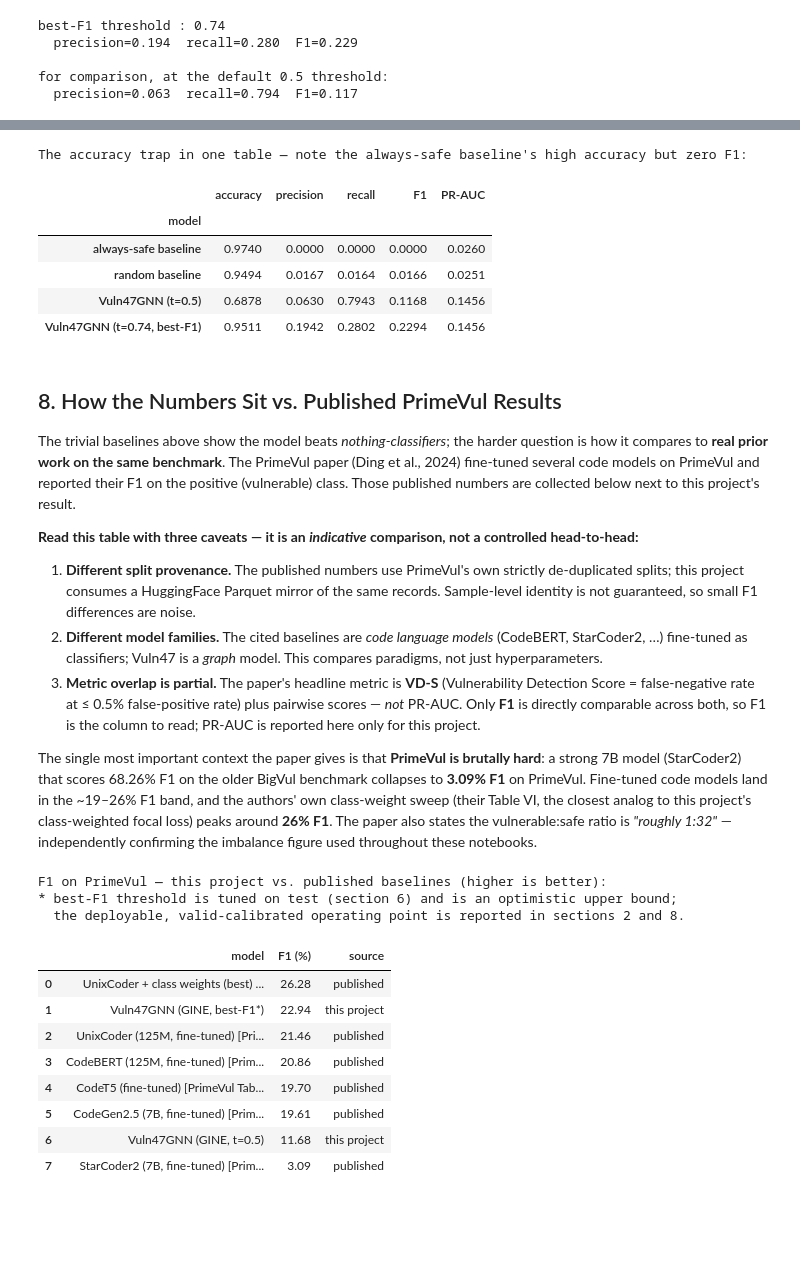
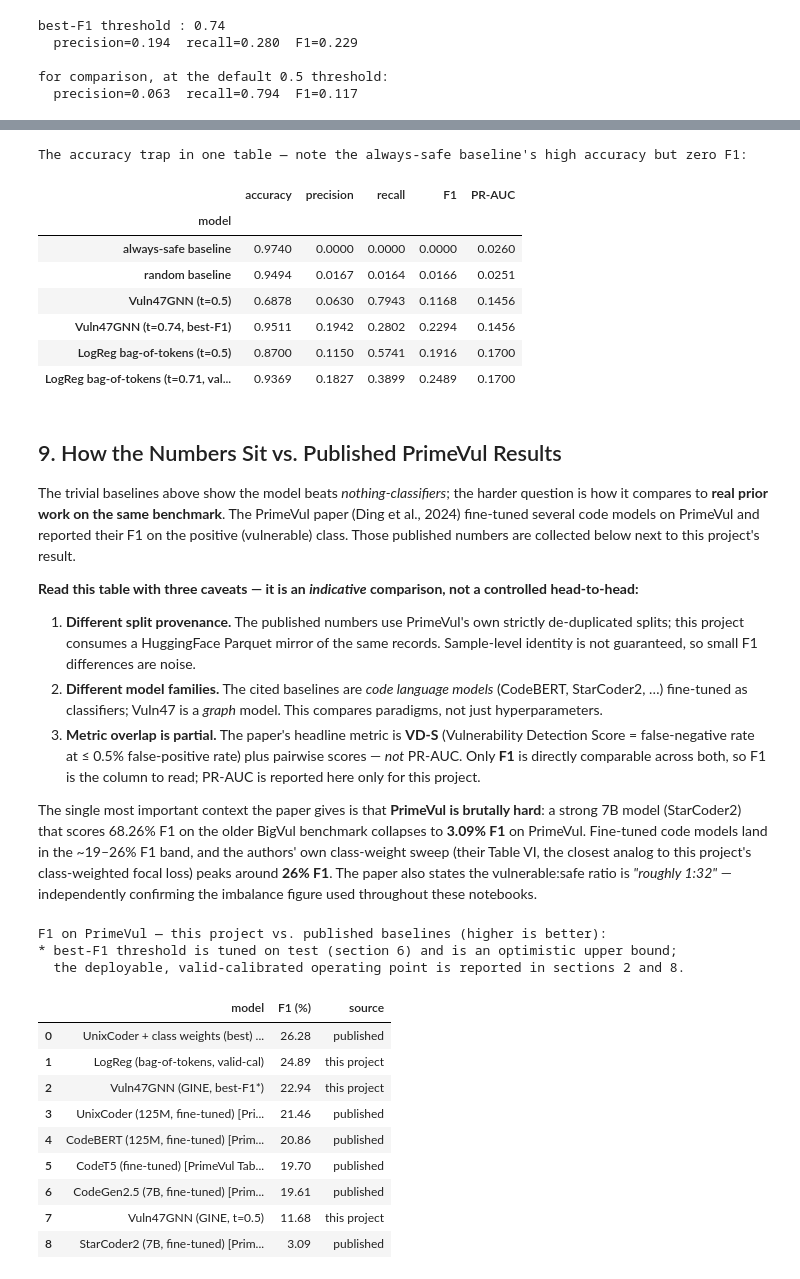
Before and after one commit to ba1chev/Vuln47, a Jupyter notebook: notebooks/04_model_testing.ipynb, the cells around one changed output, grey strips where cells are left out. Cells and saved outputs as stored; diff of their text form; code cells hidden in the pictures; blank space fills up the shorter version.

Commit message:
Compared the GNN against the bag-of-tokens baseline in the testing notebook

```diff
--- a/notebooks/04_model_testing.ipynb
+++ b/notebooks/04_model_testing.ipynb
@@ -273,0 +282,39 @@ for comparison, at the default 0.5 threshold:
+# %%
+from source.training.baseline_training.baseline_dataset import BaselineDataset
+from source.training.baseline_training.token_featurizer import TokenFeaturizer
+from source.training.baseline_training.vuln47_lr import Vuln47LR
+from source.training.baseline_training.baseline_evaluation.baseline_metrics_evaluator import (
+    BaselineMetricsEvaluator,
+)
+import source.training.baseline_training.baseline_config as lr_cfg
+
+# same records the GNN reads, streamed through the shared DataLoader
+ds = BaselineDataset()
+Xtr_txt, ytr = ds.load(lr_cfg.TRAIN_PATH)
+Xva_txt, yva = ds.load(lr_cfg.VALID_PATH)
+Xte_txt, yte = ds.load(lr_cfg.TEST_PATH)
+
+# structure-blind features: a hashed, TF-IDF-weighted bag of C tokens
+feat = TokenFeaturizer()
+Xtr = feat.fit_transform(Xtr_txt)
+Xva = feat.transform(Xva_txt)
+Xte = feat.transform(Xte_txt)
+
+# class-weighted logistic regression (trains in well under a minute)
+lr = Vuln47LR()
+lr.train((Xtr, ytr))
+
+lr_eval = BaselineMetricsEvaluator(lr)
+lr_thresh = lr_eval.best_threshold((Xva, yva))   # honest: calibrated on VALID only
+lr_score_test = lr.predict_scores(Xte)           # P(vulnerable) on test, like the GNN's softmax score
+
+lr_metrics_05 = lr_eval.evaluate((Xte, yte), threshold=0.5)
+lr_metrics_cal = lr_eval.evaluate((Xte, yte), threshold=lr_thresh)
+
+print(f"LogReg bag-of-tokens — {Xtr.shape[1]:,} hashed features, valid-calibrated threshold = {lr_thresh:.3f}\n")
+print("Test-split metrics (threshold = 0.5):")
+for k, v in lr_metrics_05.items():
+    print(f"  {k:10s}: {v:.4f}")
+print("\nTest-split metrics (valid-calibrated threshold):")
+for k, v in lr_metrics_cal.items():
+    print(f"  {k:10s}: {v:.4f}")
@@ -286,13 +350,17 @@ The comparison is framed the way ReVeal (2021) and PrimeVul (2024) argue evaluat
 import pandas as pd
 from sklearn.metrics import accuracy_score, precision_recall_fscore_support
 
+def row_for(y, name, pred, score):
+    acc = accuracy_score(y, pred)
+    p, r, f1, _ = precision_recall_fscore_support(
+        y, pred, average="binary", zero_division=0
+    )
+    ap = average_precision_score(y, score)
+    return {"model": name, "accuracy": acc, "precision": p, "recall": r, "F1": f1, "PR-AUC": ap}
+
 def row(name, pred, score):
-    acc = accuracy_score(y_true, pred)
-    p, r, f1, _ = precision_recall_fscore_support(
-        y_true, pred, average="binary", zero_division=0
-    )
-    ap = average_precision_score(y_true, score)
-    return {"model": name, "accuracy": acc, "precision": p, "recall": r, "F1": f1, "PR-AUC": ap}
+    # the GNN rows are scored on the graph-eval labels (y_true)
+    return row_for(y_true, name, pred, score)
 
 rng = np.random.default_rng(0)
 always_safe_pred = np.zeros_like(y_true)
@@ -304,6 +372,8 @@ comparison = pd.DataFrame([
     row("random baseline", random_pred, random_score),
     row("Vuln47GNN (t=0.5)", (y_score >= 0.5).astype(int), y_score),
     row(f"Vuln47GNN (t={best_t:.2f}, best-F1)", (y_score >= best_t).astype(int), y_score),
+    row_for(yte, "LogReg bag-of-tokens (t=0.5)", (lr_score_test >= 0.5).astype(int), lr_score_test),
+    row_for(yte, f"LogReg bag-of-tokens (t={lr_thresh:.2f}, valid-cal)", (lr_score_test >= lr_thresh).astype(int), lr_score_test),
 ]).set_index("model").round(4)
 
 print("The accuracy trap in one table — note the always-safe baseline's high accuracy but zero F1:\n")
@@ -316,8 +386,10 @@ The accuracy trap in one table — note the always-safe baseline's high accuracy
 | random baseline | 0.9494 | 0.0167 | 0.0164 | 0.0166 | 0.0251 |
 | Vuln47GNN (t=0.5) | 0.6878 | 0.0630 | 0.7943 | 0.1168 | 0.1456 |
 | Vuln47GNN (t=0.74, best-F1) | 0.9511 | 0.1942 | 0.2802 | 0.2294 | 0.1456 |
+| LogReg bag-of-tokens (t=0.5) | 0.8700 | 0.1150 | 0.5741 | 0.1916 | 0.1700 |
+| LogReg bag-of-tokens (t=0.71, val... | 0.9369 | 0.1827 | 0.3899 | 0.2489 | 0.1700 |
 # %% [markdown]
-## 8. How the Numbers Sit vs. Published PrimeVul Results
+## 9. How the Numbers Sit vs. Published PrimeVul Results
 
 The trivial baselines above show the model beats *nothing-classifiers*; the harder question is how it compares to **real prior work on the same benchmark**. The PrimeVul paper (Ding et al., 2024) fine-tuned several code models on PrimeVul and reported their F1 on the positive (vulnerable) class. Those published numbers are collected below next to this project's result.
 
@@ -335,38 +407,40 @@ The single most important context the paper gives is that **PrimeVul is brutally
 # Only F1 is directly comparable to our setup; the paper's headline metric is VD-S, not PR-AUC.
 published = [
     ("StarCoder2 (7B, fine-tuned)  [PrimeVul Tab. V]", 3.09),
     ("CodeGen2.5 (7B, fine-tuned)  [PrimeVul Tab. V]", 19.61),
     ("CodeT5 (fine-tuned)          [PrimeVul Tab. V]", 19.70),
     ("CodeBERT (125M, fine-tuned)  [PrimeVul Tab. V]", 20.86),
     ("UnixCoder (125M, fine-tuned) [PrimeVul Tab. V]", 21.46),
     ("UnixCoder + class weights (best) [PrimeVul Tab. VI]", 26.28)
 ]
 
 # our own result, taken from the numbers already computed above (F1 in %)
 ours_default = 100 * test_metrics["f1"]        # at the naive t=0.5
 ours_bestf1 = 100 * f1_t[best_i]               # at the best-F1 threshold from section 6
 
 rows = [{"model": name, "F1 (%)": f1, "source": "published"} for name, f1 in published]
 rows.append({"model": "Vuln47GNN (GINE, t=0.5)", "F1 (%)": round(ours_default, 2), "source": "this project"})
 rows.append({"model": "Vuln47GNN (GINE, best-F1*)", "F1 (%)": round(ours_bestf1, 2), "source": "this project"})
+rows.append({"model": "LogReg (bag-of-tokens, valid-cal)", "F1 (%)": round(100 * lr_metrics_cal["f1"], 2), "source": "this project"})
 
 prior_work = pd.DataFrame(rows).sort_values("F1 (%)", ascending=False).reset_index(drop=True)
 
 print("F1 on PrimeVul — this project vs. published baselines (higher is better):")
 print("* best-F1 threshold is tuned on test (section 6) and is an optimistic upper bound;")
 print("  the deployable, valid-calibrated operating point is reported in sections 2 and 8.\n")
 prior_work
 # %% [output]
 F1 on PrimeVul — this project vs. published baselines (higher is better):
 * best-F1 threshold is tuned on test (section 6) and is an optimistic upper bound;
   the deployable, valid-calibrated operating point is reported in sections 2 and 8.
 |  | model | F1 (%) | source |
 | 0 | UnixCoder + class weights (best) ... | 26.28 | published |
-| 1 | Vuln47GNN (GINE, best-F1*) | 22.94 | this project |
-| 2 | UnixCoder (125M, fine-tuned) [Pri... | 21.46 | published |
-| 3 | CodeBERT (125M, fine-tuned) [Prim... | 20.86 | published |
-| 4 | CodeT5 (fine-tuned) [PrimeVul Tab... | 19.70 | published |
-| 5 | CodeGen2.5 (7B, fine-tuned) [Prim... | 19.61 | published |
-| 6 | Vuln47GNN (GINE, t=0.5) | 11.68 | this project |
-| 7 | StarCoder2 (7B, fine-tuned) [Prim... | 3.09 | published |
+| 1 | LogReg (bag-of-tokens, valid-cal) | 24.89 | this project |
+| 2 | Vuln47GNN (GINE, best-F1*) | 22.94 | this project |
+| 3 | UnixCoder (125M, fine-tuned) [Pri... | 21.46 | published |
+| 4 | CodeBERT (125M, fine-tuned) [Prim... | 20.86 | published |
+| 5 | CodeT5 (fine-tuned) [PrimeVul Tab... | 19.70 | published |
+| 6 | CodeGen2.5 (7B, fine-tuned) [Prim... | 19.61 | published |
+| 7 | Vuln47GNN (GINE, t=0.5) | 11.68 | this project |
+| 8 | StarCoder2 (7B, fine-tuned) [Prim... | 3.09 | published |
 # %% [markdown]
```
Also changed, not shown: parts of 4 cells of this notebook.
